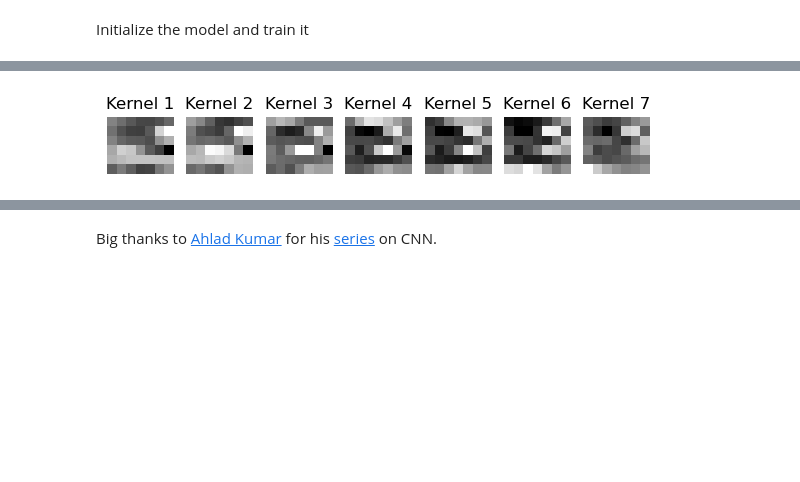
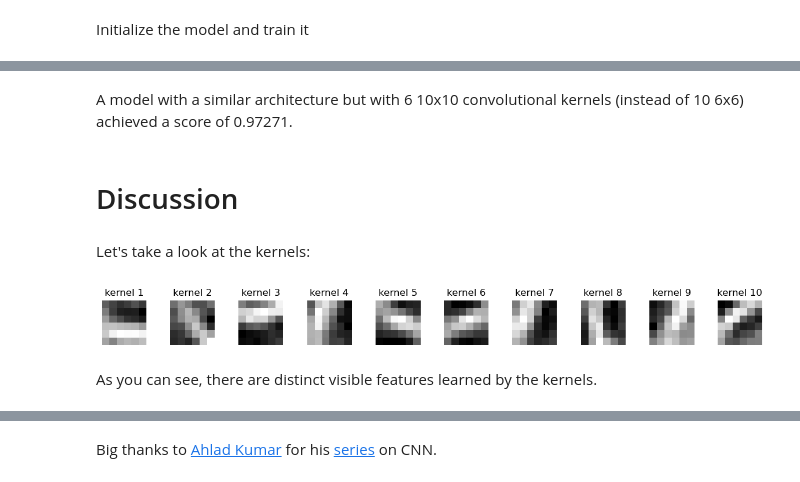
Before and after one commit to iliatarasov/convolutional-neural-network-on-MNIST-with-numpy, a Jupyter notebook: Convolutional neural network on MNIST.ipynb, the cells around one changed output, grey strips where cells are left out. Saved outputs shown, nothing was run; the diff lists cells and outputs as text; code cells hidden in the pictures; blank space fills up the shorter version.

```diff
--- a/Convolutional neural network on MNIST.ipynb
+++ b/Convolutional neural network on MNIST.ipynb
@@ -40,7 +84,7 @@ Loss function is cross-entropy.
 # %% [markdown]
 Import the data and do some preprocessing
 # %%
-train_data = pd.read_csv('data/mnist_train.csv')
+train_data = pd.read_csv('data/train.csv')
 y_train = train_data['label'].astype(np.int8)
 X_train = train_data.drop(['label'], axis=1).to_numpy().reshape((len(train_data), 28, 28))
 X_train = (X_train / 255).astype(np.float32)
@@ -49,8 +93,12 @@ The classifier will consists of a convolutional layer with 7 6x6 kernels, a max
 # %%
 architecture = 'conv pool lin'
 n_classes = len(set(y_train))
-layer_params = [(6, 10), (4,), (n_classes)]
+n_kernels = 10
+conv_kernel_size = 6
+pool_kernel_size = 4
 input_size = X_train[0].shape
+
+layer_params = [(n_kernels, conv_kernel_size), (pool_kernel_size,), (n_classes)]
 # %% [markdown]
 Initialize the model and train it
 # %%
@@ -68,3 +127,0 @@ with open('model3.pkl', 'rb') as file:
-# %%
-n_kernels = cfr2.layers[0].kernel.shape[2]
-n_kernels
@@ -83,8 +156,16 @@ y_pred['Label'].to_csv('data/submission.csv', index_label='ImageId')
+# %% [markdown]
+A model with a similar architecture but with 6 10x10 convolutional kernels (instead of 10 6x6) achieved a score of 0.97271.
+# %% [markdown]
+# Discussion
+# %% [markdown]
+Let's take a look at the kernels:
 # %%
-fig, ax = plt.subplots(1, n_kernels, figsize=(n_kernels, 5))
+fig, ax = plt.subplots(1, n_kernels, figsize=(n_kernels * 1.5, 1))
 for i in range(n_kernels):
-    ax[i].imshow(cfr2.layers[0].kernel[:,:,i], cmap='gray')
+    ax[i].imshow(cfr.layers[0].kernel[i,:,:], cmap='gray')
     ax[i].axis('off')
-    ax[i].set_title(f'Kernel {i + 1}')
+    ax[i].set_title(f'kernel {i + 1}')
 # %% [output]
-[figure, old version]
+[figure, new version]
+# %% [markdown]
+As you can see, there are distinct visible features learned by the kernels.
```
Also changed, not shown: parts of 33 cells of this notebook, 1 other file.
